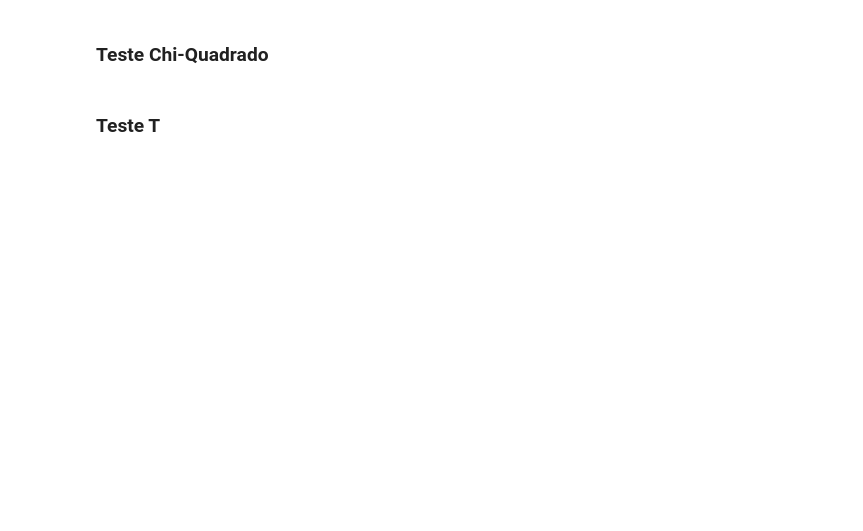
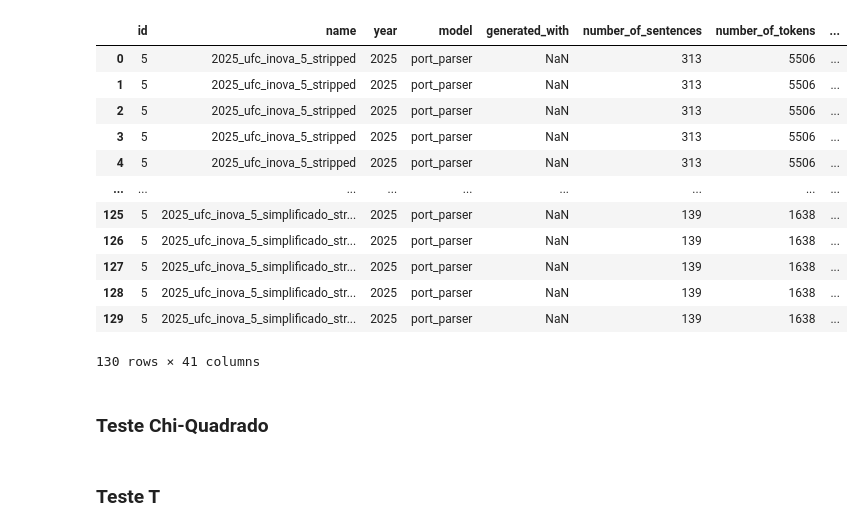
Before and after one commit to Joao-Pedro-P-Holanda/text-simplification, a Jupyter notebook: comparsion-indexes.ipynb, the cells around one changed output. Cells and saved outputs as stored; diff of their text form; code cells hidden in the pictures; blank space fills up the shorter version.

```diff
--- a/comparsion-indexes.ipynb
+++ b/comparsion-indexes.ipynb
@@ -18,6 +18,22 @@ reference = reference[reference["model"]!= "pt_core_news_lg"]
 generated_simplified = generated_simplified[generated_simplified["model"]!= "pt_core_news_lg"]
 # %%
 merged = reference.merge(generated_simplified,on='name',how='inner',suffixes=("",'_generated'))
+# %%
+merged
+# %% [output]
+|  | id | name | year | model | generated_with | number_of_sentences | number_of_tokens | ... |
+| 0 | 5 | 2025_ufc_inova_5_stripped | 2025 | port_parser | NaN | 313 | 5506 | ... |
+| 1 | 5 | 2025_ufc_inova_5_stripped | 2025 | port_parser | NaN | 313 | 5506 | ... |
+| 2 | 5 | 2025_ufc_inova_5_stripped | 2025 | port_parser | NaN | 313 | 5506 | ... |
+| 3 | 5 | 2025_ufc_inova_5_stripped | 2025 | port_parser | NaN | 313 | 5506 | ... |
+| 4 | 5 | 2025_ufc_inova_5_stripped | 2025 | port_parser | NaN | 313 | 5506 | ... |
+| ... | ... | ... | ... | ... | ... | ... | ... | ... |
+| 125 | 5 | 2025_ufc_inova_5_simplificado_str... | 2025 | port_parser | NaN | 139 | 1638 | ... |
+| 126 | 5 | 2025_ufc_inova_5_simplificado_str... | 2025 | port_parser | NaN | 139 | 1638 | ... |
+| 127 | 5 | 2025_ufc_inova_5_simplificado_str... | 2025 | port_parser | NaN | 139 | 1638 | ... |
+| 128 | 5 | 2025_ufc_inova_5_simplificado_str... | 2025 | port_parser | NaN | 139 | 1638 | ... |
+| 129 | 5 | 2025_ufc_inova_5_simplificado_str... | 2025 | port_parser | NaN | 139 | 1638 | ... |
+130 rows × 41 columns
 # %%
 scale_readability_cols = ['flesch_ease','gulpease']
 grade_level_readability_cols = ['flesch_kincaid','ari','gunning_fog','coleman_liau']
```
Also changed, not shown: parts of 2 cells of this notebook, 1 other file.
